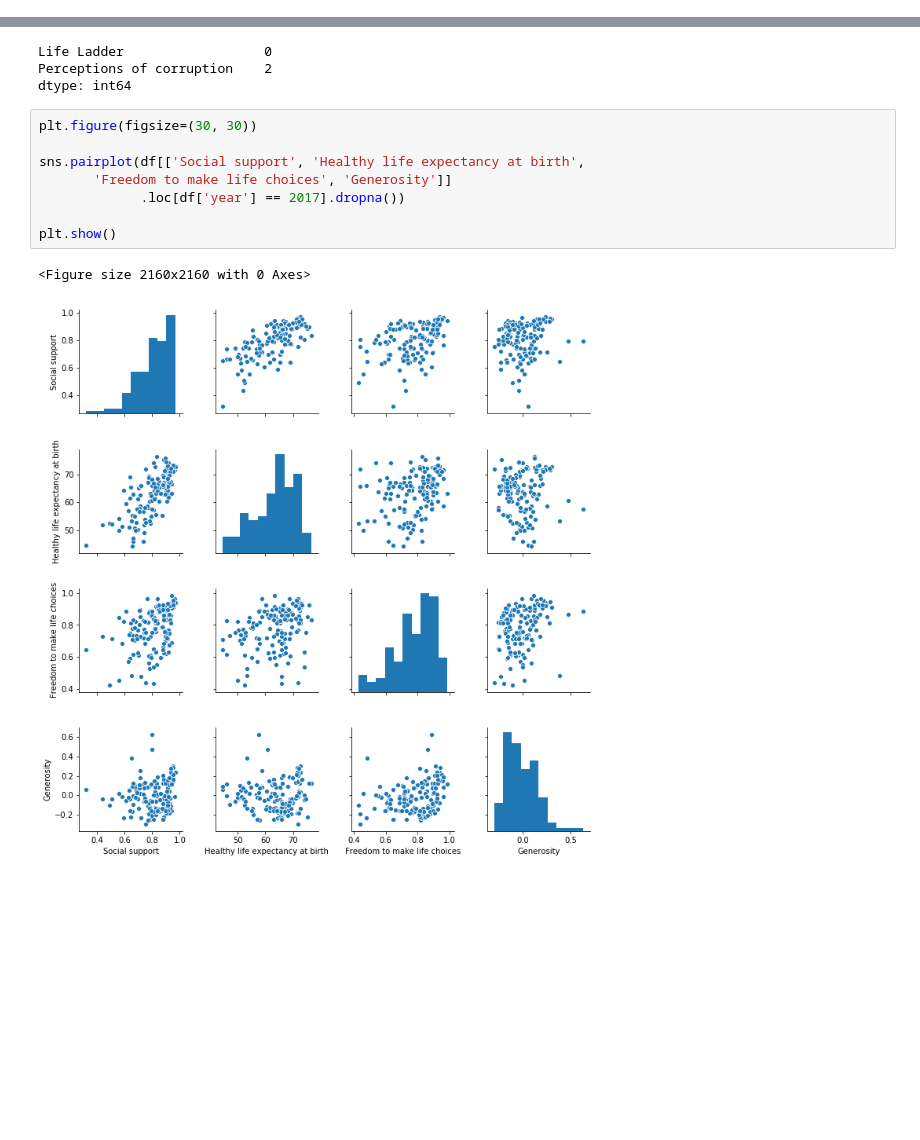
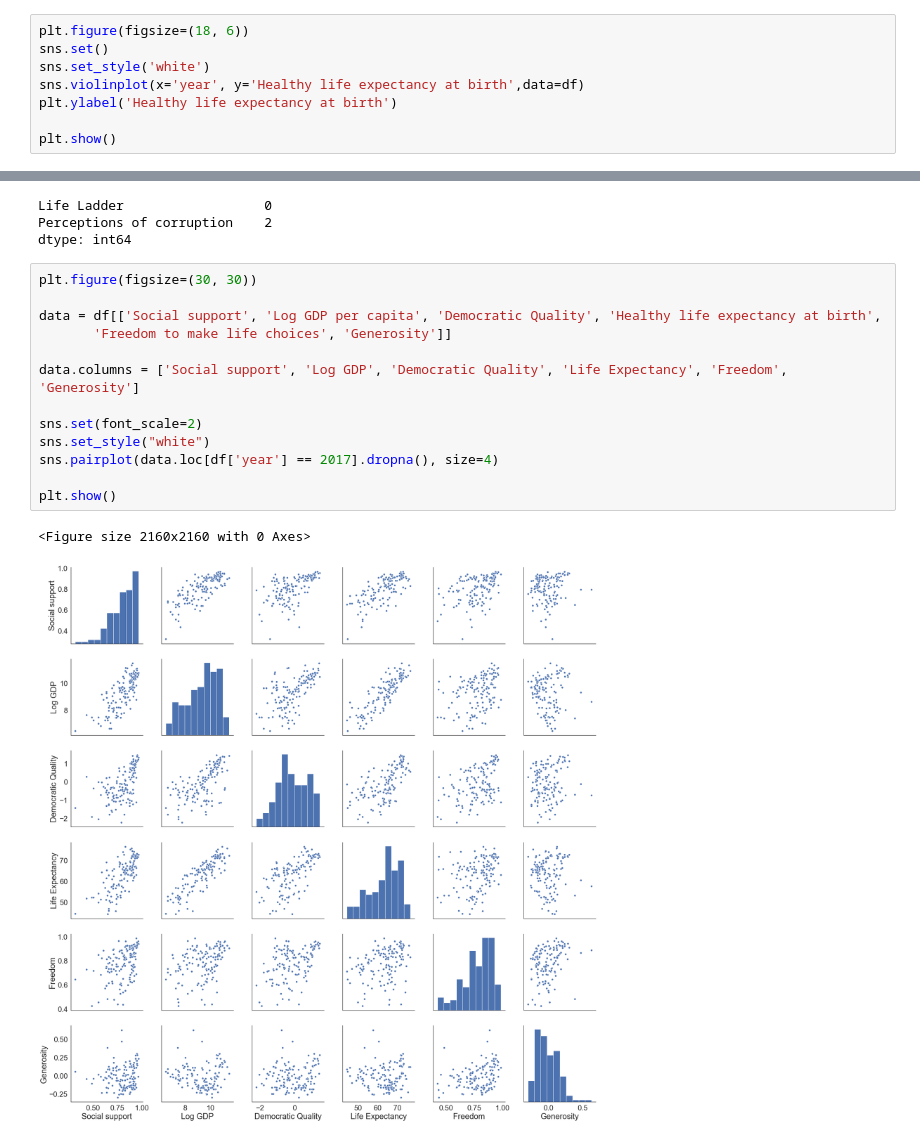
Before and after one commit to interactive-data-science-project-team/world-happiness-visualization, a Jupyter notebook: notebooks/Exploratory Data Analysis.ipynb, the cells around one changed output, grey strips where cells are left out. Saved outputs shown, nothing was run; the diff lists cells and outputs as text; blank space fills up the shorter version.

```diff
--- a/notebooks/Exploratory Data Analysis.ipynb
+++ b/notebooks/Exploratory Data Analysis.ipynb
@@ -101,0 +121,8 @@ plt.show()
+# %%
+plt.figure(figsize=(18, 6))
+sns.set()
+sns.set_style('white')
+sns.violinplot(x='year', y='Healthy life expectancy at birth',data=df)
+plt.ylabel('Healthy life expectancy at birth')
+
+plt.show()
@@ -176,14 +210,19 @@ dtype: int64
 # %%
 plt.figure(figsize=(30, 30))
 
-sns.pairplot(df[['Social support', 'Healthy life expectancy at birth',
+data = df[['Social support', 'Log GDP per capita', 'Democratic Quality', 'Healthy life expectancy at birth',
        'Freedom to make life choices', 'Generosity']]
-             .loc[df['year'] == 2017].dropna())
+
+data.columns = ['Social support', 'Log GDP', 'Democratic Quality', 'Life Expectancy', 'Freedom', 'Generosity']
+
+sns.set(font_scale=2)
+sns.set_style("white")
+sns.pairplot(data.loc[df['year'] == 2017].dropna(), size=4)
 
 plt.show()
 # %% [output]
 <Figure size 2160x2160 with 0 Axes>
-[figure, old version]
+[figure, new version]
 # %%
 plt.figure(figsize=(6, 6))
 
```
Also changed, not shown: parts of 12 cells of this notebook, 20 other files.
